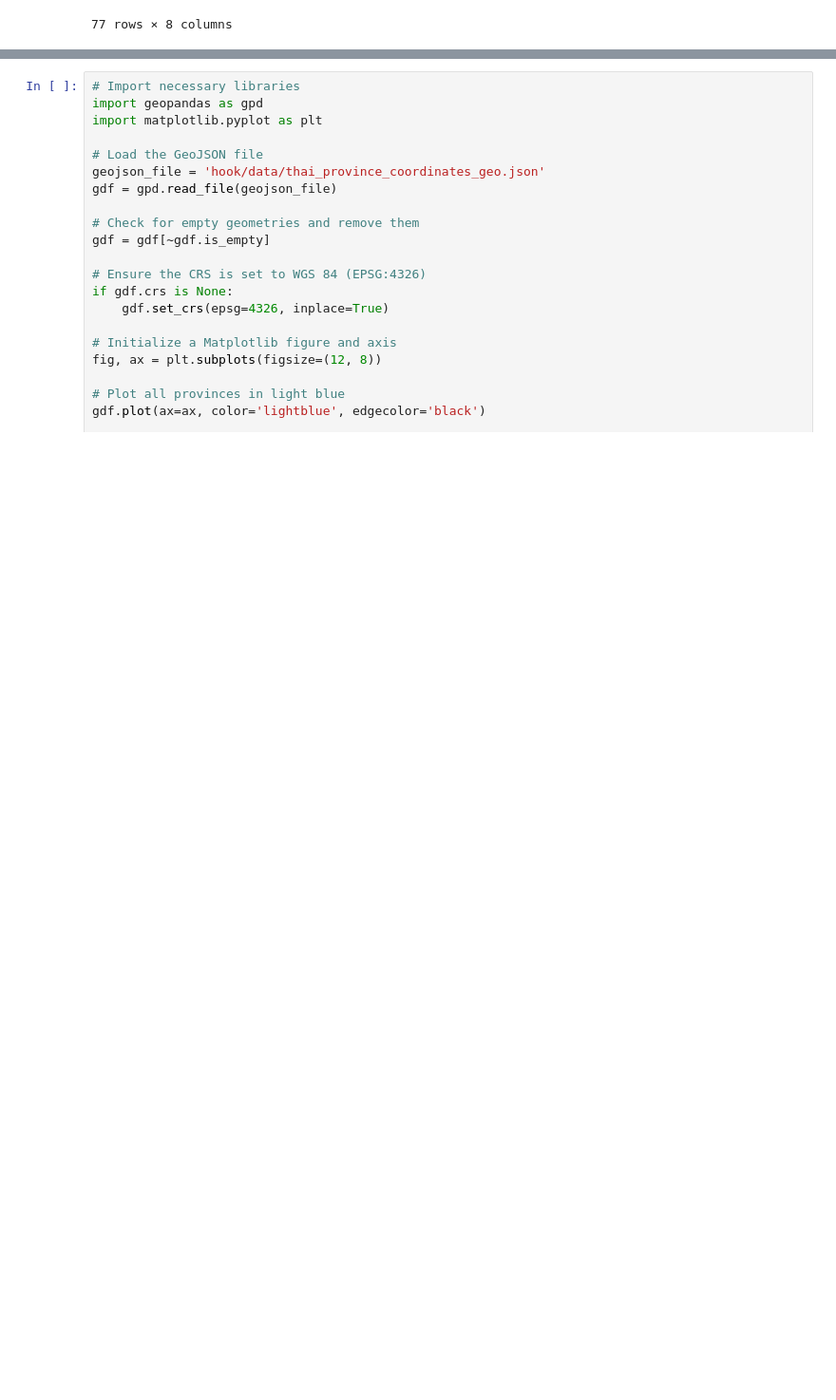
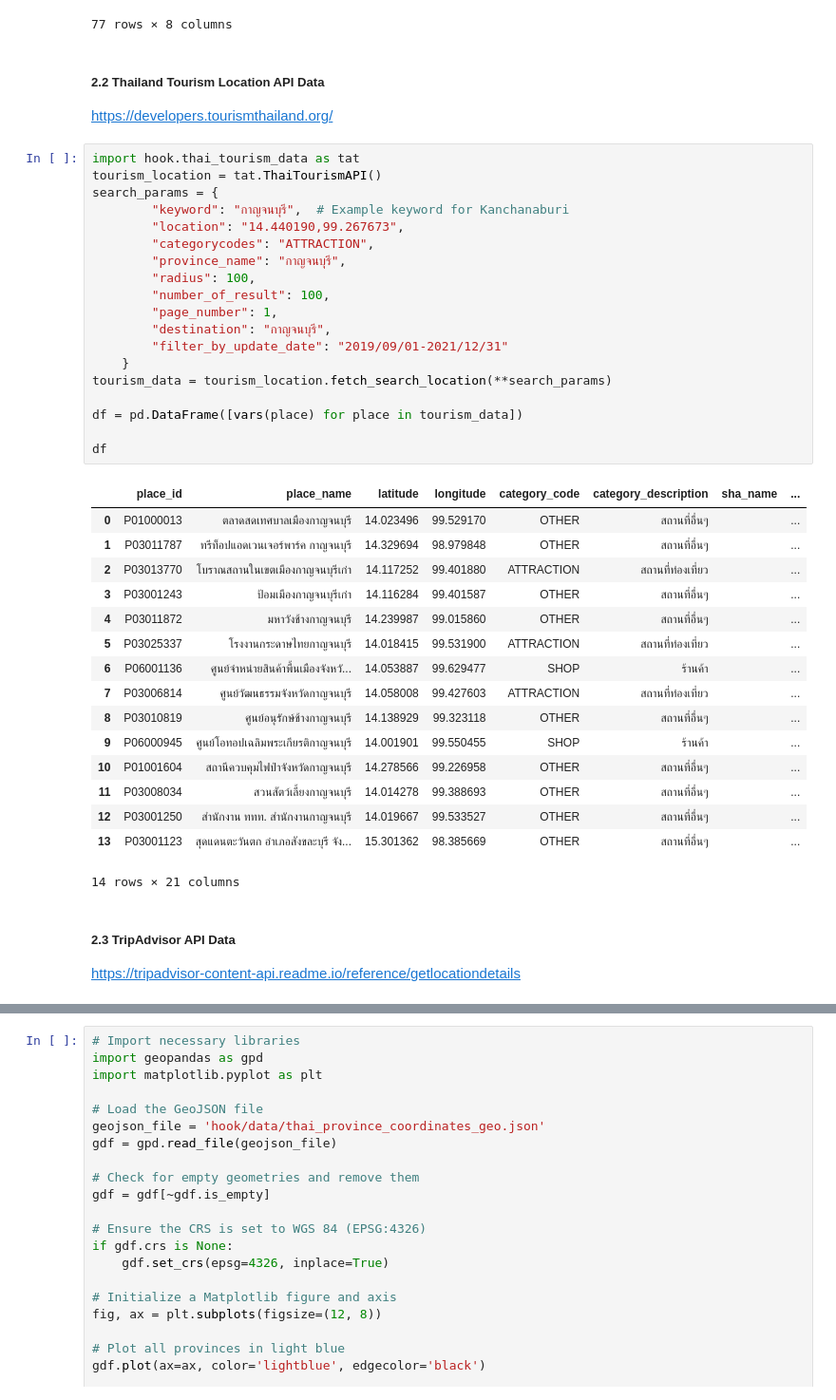
Before and after one commit to ittichaib/IS_Project_Thailand_Tourism_Recommendation, a Jupyter notebook: main.ipynb, the cells around one changed output, grey strips where cells are left out. Shown: that part at 95% size. Saved outputs shown, nothing was run; the diff lists cells and outputs as text; blank space fills up the shorter version.

```diff
--- a/main.ipynb
+++ b/main.ipynb
@@ -28,3 +37,45 @@ province_data
 | 75 | 76 | นราธิวาส | Narathiwat | 6 | 2019-08-09 03:33:09+07:00 | 2022-05-16 06:31:03+07:00 | NaT | [{'id': 9601, 'name_th': 'เมืองนร... |
 | 76 | 77 | บึงกาฬ | Bueng Kan | 3 | 2019-08-09 03:33:09+07:00 | 2022-05-16 06:31:03+07:00 | NaT | [{'id': 3801, 'name_th': 'เมืองบึ... |
 77 rows × 8 columns
+# %% [markdown]
+##### 2.2 Thailand Tourism Location API Data <br>
+https://developers.tourismthailand.org/
+# %%
+import hook.thai_tourism_data as tat
+tourism_location = tat.ThaiTourismAPI()
+search_params = {
+        "keyword": "กาญจนบุรี",  # Example keyword for Kanchanaburi
+        "location": "14.440190,99.267673",
+        "categorycodes": "ATTRACTION",
+        "province_name": "กาญจนบุรี",
+        "radius": 100,
+        "number_of_result": 100,
+        "page_number": 1,
+        "destination": "กาญจนบุรี",
+        "filter_by_update_date": "2019/09/01-2021/12/31"
+    }
+tourism_data = tourism_location.fetch_search_location(**search_params)
+
+df = pd.DataFrame([vars(place) for place in tourism_data])
+
+df
+# %% [output]
+|  | place_id | place_name | latitude | longitude | category_code | category_description | sha_name | ... |
+| 0 | P01000013 | ตลาดสดเทศบาลเมืองกาญจนบุรี | 14.023496 | 99.529170 | OTHER | สถานที่อื่นๆ |  | ... |
+| 1 | P03011787 | ทรีท็อปแอดเวนเจอร์พาร์ค กาญจนบุรี | 14.329694 | 98.979848 | OTHER | สถานที่อื่นๆ |  | ... |
+| 2 | P03013770 | โบราณสถานในเขตเมืองกาญจนบุรีเก่า | 14.117252 | 99.401880 | ATTRACTION | สถานที่ท่องเที่ยว |  | ... |
+| 3 | P03001243 | ป้อมเมืองกาญจนบุรีเก่า | 14.116284 | 99.401587 | OTHER | สถานที่อื่นๆ |  | ... |
+| 4 | P03011872 | มหาวังช้างกาญจนบุรี | 14.239987 | 99.015860 | OTHER | สถานที่อื่นๆ |  | ... |
+| 5 | P03025337 | โรงงานกระดาษไทยกาญจนบุรี | 14.018415 | 99.531900 | ATTRACTION | สถานที่ท่องเที่ยว |  | ... |
+| 6 | P06001136 | ศูนย์จำหน่ายสินค้าพื้นเมืองจังหวั... | 14.053887 | 99.629477 | SHOP | ร้านค้า |  | ... |
+| 7 | P03006814 | ศูนย์วัฒนธรรมจังหวัดกาญจนบุรี | 14.058008 | 99.427603 | ATTRACTION | สถานที่ท่องเที่ยว |  | ... |
+| 8 | P03010819 | ศูนย์อนุรักษ์ช้างกาญจนบุรี | 14.138929 | 99.323118 | OTHER | สถานที่อื่นๆ |  | ... |
+| 9 | P06000945 | ศูนย์โอทอปเฉลิมพระเกียรติกาญจนบุรี | 14.001901 | 99.550455 | SHOP | ร้านค้า |  | ... |
+| 10 | P01001604 | สถานีควบคุมไฟป่าจังหวัดกาญจนบุรี | 14.278566 | 99.226958 | OTHER | สถานที่อื่นๆ |  | ... |
+| 11 | P03008034 | สวนสัตว์เลี้ยงกาญจนบุรี | 14.014278 | 99.388693 | OTHER | สถานที่อื่นๆ |  | ... |
+| 12 | P03001250 | สำนักงาน ททท. สำนักงานกาญจนบุรี | 14.019667 | 99.533527 | OTHER | สถานที่อื่นๆ |  | ... |
+| 13 | P03001123 | สุดแดนตะวันตก อำเภอสังขละบุรี จัง... | 15.301362 | 98.385669 | OTHER | สถานที่อื่นๆ |  | ... |
+14 rows × 21 columns
+# %% [markdown]
+##### 2.3 TripAdvisor API Data <br>
+https://tripadvisor-content-api.readme.io/reference/getlocationdetails
```
Also changed, not shown: parts of 8 cells of this notebook, 1 other file.
